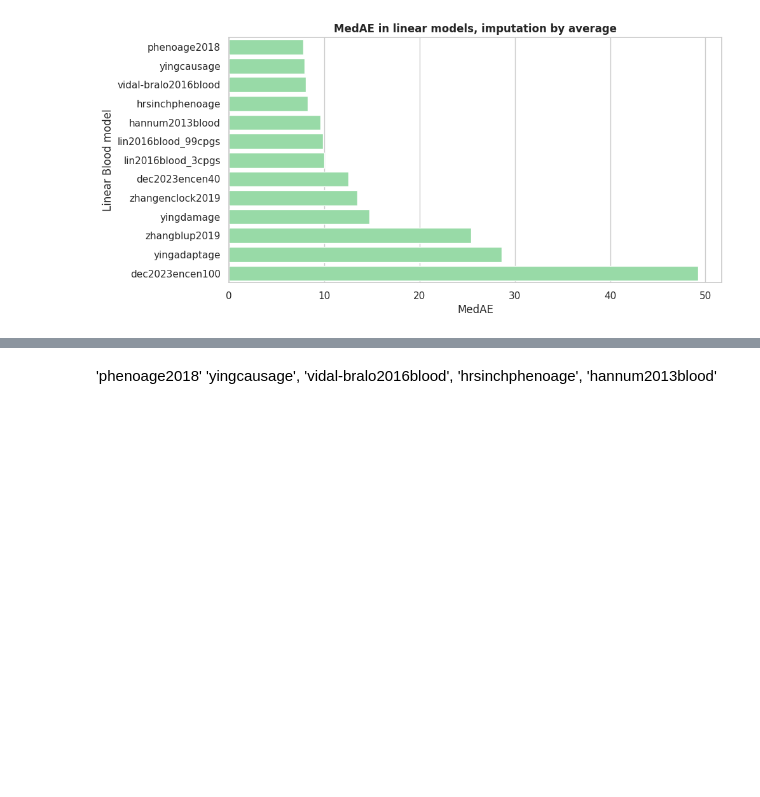
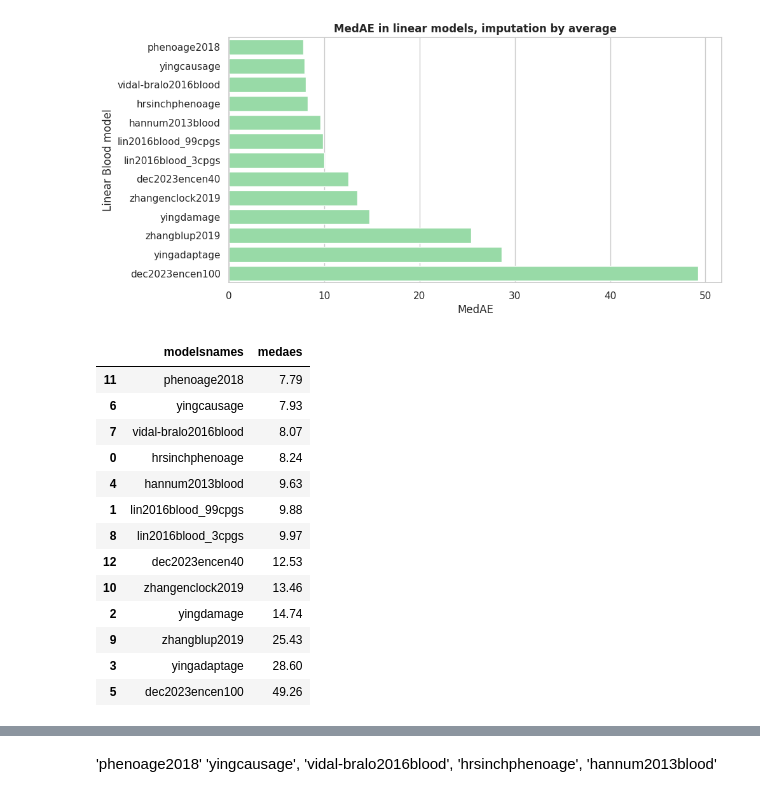
Before and after one commit to ComputationalAgingLab/ComputAge, a Jupyter notebook: lin_models_estimation.ipynb, the cells around one changed output, grey strips where cells are left out. Drawn from its saved outputs; the diff is of its cells as text; code cells hidden in the pictures; blank space fills up the shorter version.

```diff
--- a/lin_models_estimation.ipynb
+++ b/lin_models_estimation.ipynb
@@ -117,6 +117,24 @@ ax.set_title('MedAE in linear models, imputation by average', weight='bold')
 plt.show()
 # %% [output]
 [figure]
+# %%
+dfplot = dfplot.round(2)
+dfplot
+# %% [output]
+|  | modelsnames | medaes |
+| 11 | phenoage2018 | 7.79 |
+| 6 | yingcausage | 7.93 |
+| 7 | vidal-bralo2016blood | 8.07 |
+| 0 | hrsinchphenoage | 8.24 |
+| 4 | hannum2013blood | 9.63 |
+| 1 | lin2016blood_99cpgs | 9.88 |
+| 8 | lin2016blood_3cpgs | 9.97 |
+| 12 | dec2023encen40 | 12.53 |
+| 10 | zhangenclock2019 | 13.46 |
+| 2 | yingdamage | 14.74 |
+| 9 | zhangblup2019 | 25.43 |
+| 3 | yingadaptage | 28.60 |
+| 5 | dec2023encen100 | 49.26 |
 # %%
 
 fig, ax = plt.subplots(figsize = (10, 5))
```
Also changed, not shown: parts of 2 cells of this notebook, 1 other file.
